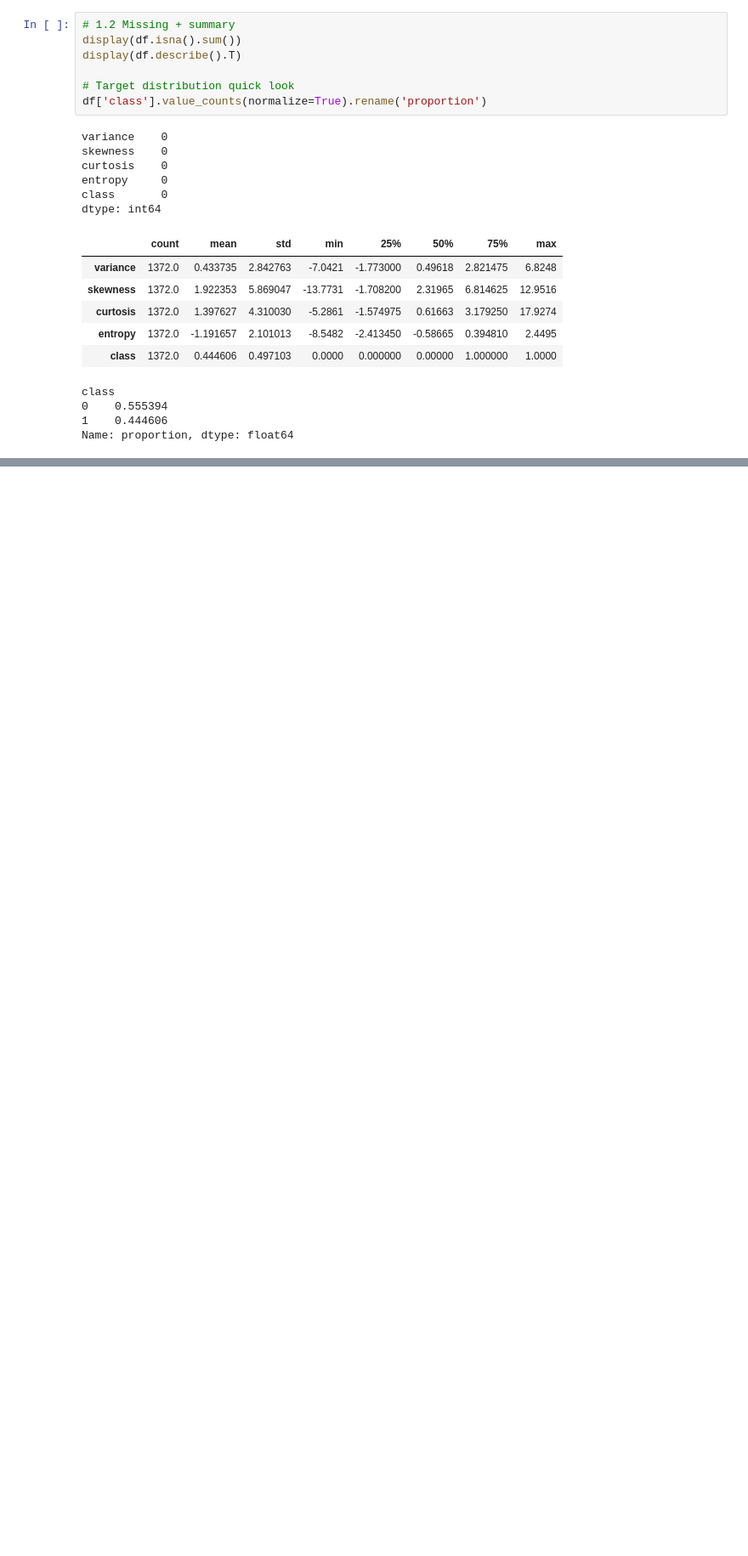
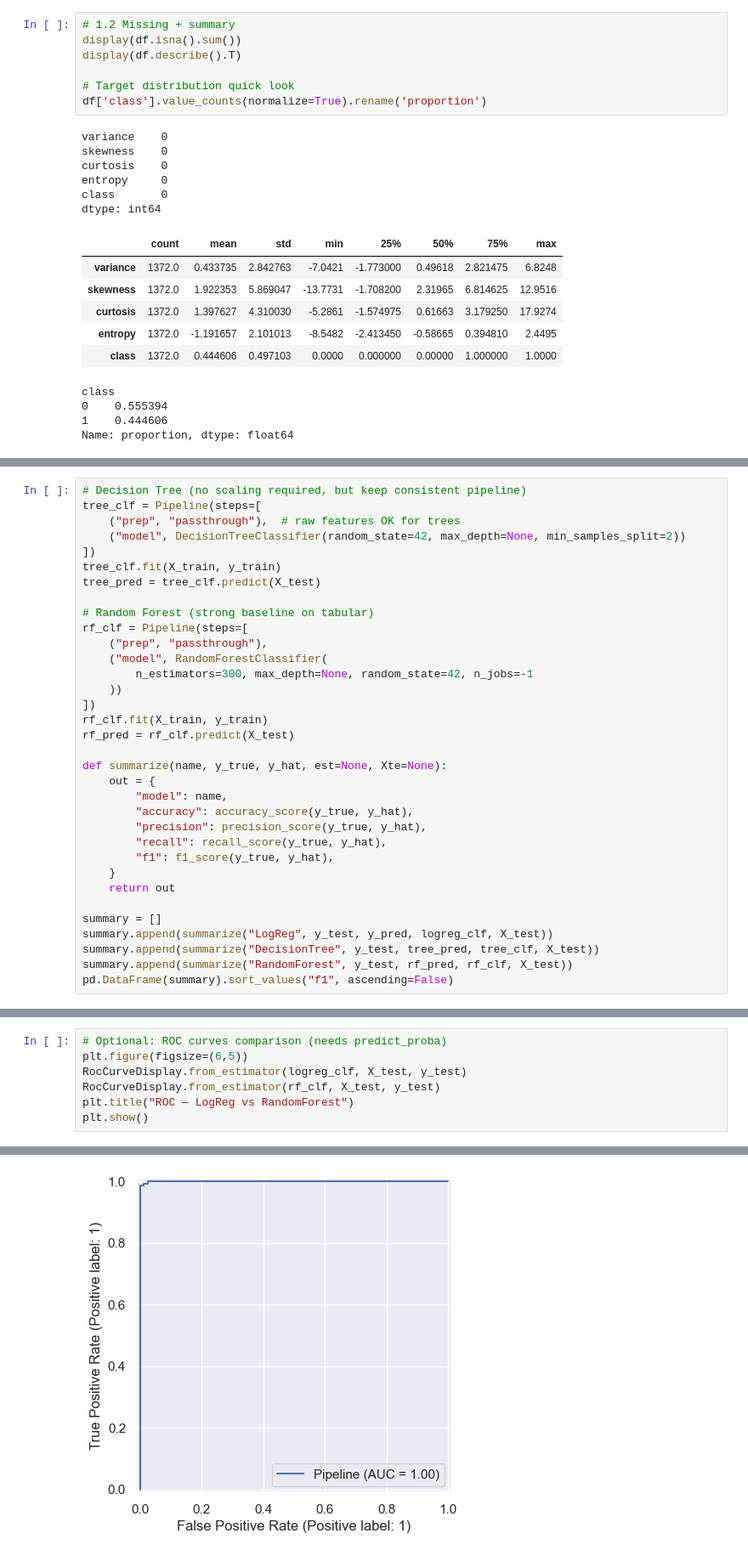
Before and after one commit to 14dstcyr/applied-ml-dstcyr, a Jupyter notebook: notebooks/midterm/classification_dstcyr.ipynb, the cells around one changed output, grey strips where cells are left out. Shown at 85% size. Cells and saved outputs as stored; diff of their text form; blank space fills up the shorter version.

```diff
--- a/notebooks/midterm/classification_dstcyr.ipynb
+++ b/notebooks/midterm/classification_dstcyr.ipynb
@@ -117,0 +258,34 @@ Name: proportion, dtype: float64
+# %%
+# Decision Tree (no scaling required, but keep consistent pipeline)
+tree_clf = Pipeline(steps=[
+    ("prep", "passthrough"),  # raw features OK for trees
+    ("model", DecisionTreeClassifier(random_state=42, max_depth=None, min_samples_split=2))
+])
+tree_clf.fit(X_train, y_train)
+tree_pred = tree_clf.predict(X_test)
+
+# Random Forest (strong baseline on tabular)
+rf_clf = Pipeline(steps=[
+    ("prep", "passthrough"),
+    ("model", RandomForestClassifier(
+        n_estimators=300, max_depth=None, random_state=42, n_jobs=-1
+    ))
+])
+rf_clf.fit(X_train, y_train)
+rf_pred = rf_clf.predict(X_test)
+
+def summarize(name, y_true, y_hat, est=None, Xte=None):
+    out = {
+        "model": name,
+        "accuracy": accuracy_score(y_true, y_hat),
+        "precision": precision_score(y_true, y_hat),
+        "recall": recall_score(y_true, y_hat),
+        "f1": f1_score(y_true, y_hat),
+    }
+    return out
+
+summary = []
+summary.append(summarize("LogReg", y_test, y_pred, logreg_clf, X_test))
+summary.append(summarize("DecisionTree", y_test, tree_pred, tree_clf, X_test))
+summary.append(summarize("RandomForest", y_test, rf_pred, rf_clf, X_test))
+pd.DataFrame(summary).sort_values("f1", ascending=False)
@@ -117,0 +297,8 @@ Name: proportion, dtype: float64
+# %%
+# Optional: ROC curves comparison (needs predict_proba)
+plt.figure(figsize=(6,5))
+RocCurveDisplay.from_estimator(logreg_clf, X_test, y_test)
+RocCurveDisplay.from_estimator(rf_clf, X_test, y_test)
+plt.title("ROC — LogReg vs RandomForest")
+plt.show()
+# %% [output]
@@ -117,0 +306 @@ Name: proportion, dtype: float64
+[figure, added]
```
Also changed, not shown: parts of 14 cells of this notebook, 3 other files.
